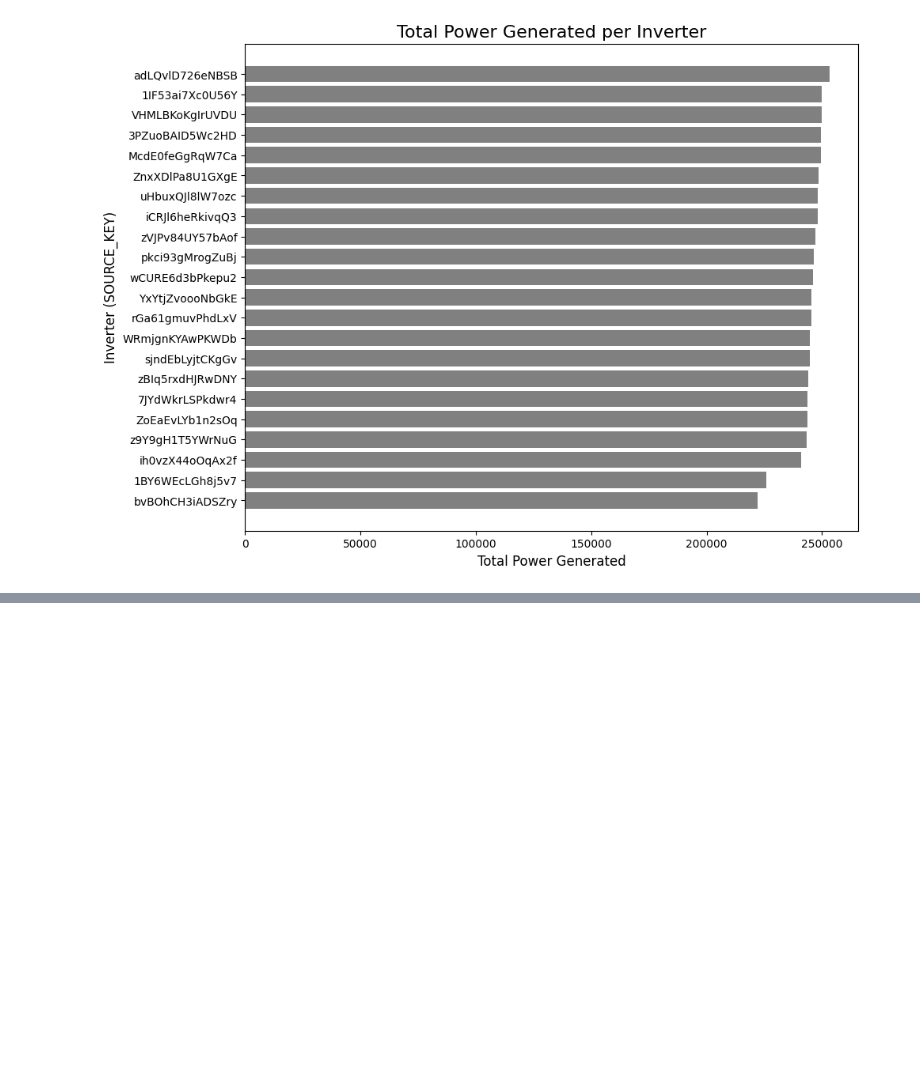
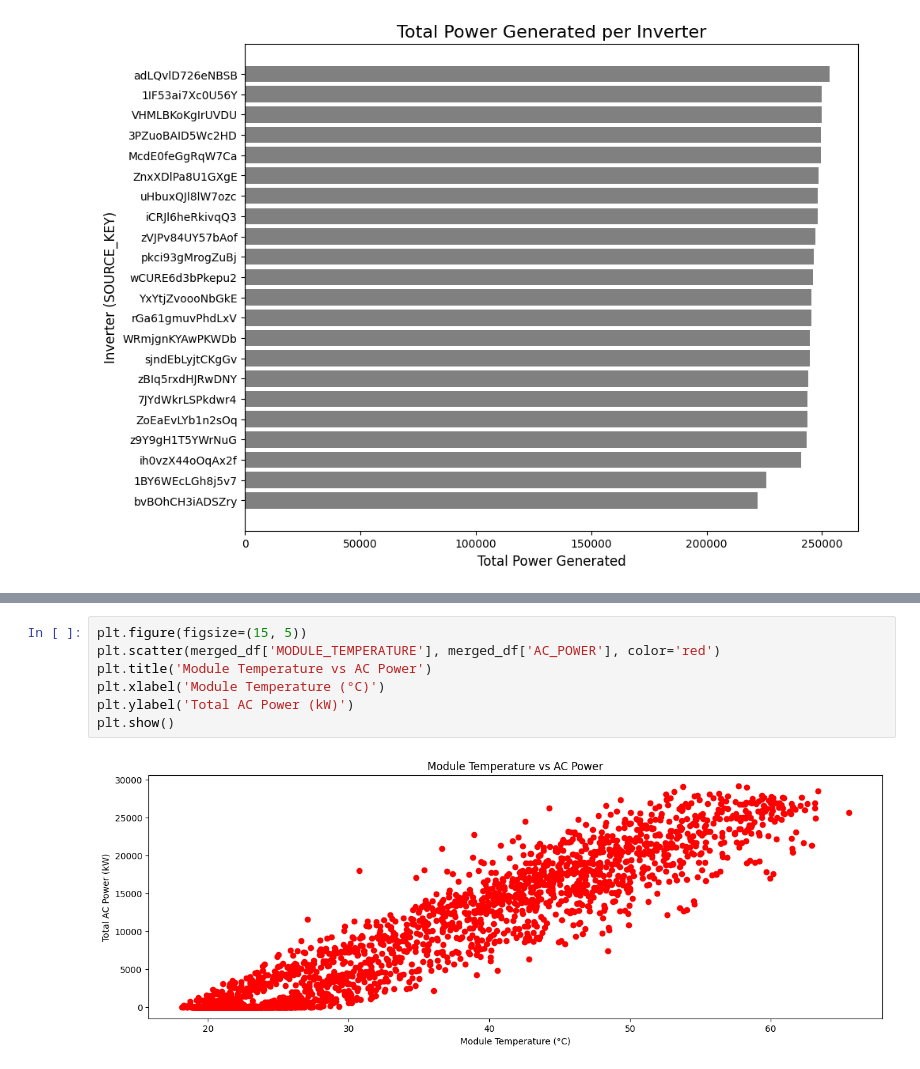
Before and after one commit to Bittersteel123/AI-Solar-Power-Generation-Predictor, a Jupyter notebook: Solar_Power_EDA.ipynb, the cells around one changed output, grey strips where cells are left out. Drawn from its saved outputs; the diff is of its cells as text; blank space fills up the shorter version.

```diff
--- a/Solar_Power_EDA.ipynb
+++ b/Solar_Power_EDA.ipynb
@@ -79,0 +73,9 @@ plt.show()
+# %%
+plt.figure(figsize=(15, 5))
+plt.scatter(merged_df['MODULE_TEMPERATURE'], merged_df['AC_POWER'], color='red')
+plt.title('Module Temperature vs AC Power')
+plt.xlabel('Module Temperature (°C)')
+plt.ylabel('Total AC Power (kW)')
+plt.show()
+# %% [output]
+[figure, added]
```
Also changed, not shown: parts of 3 cells of this notebook.
